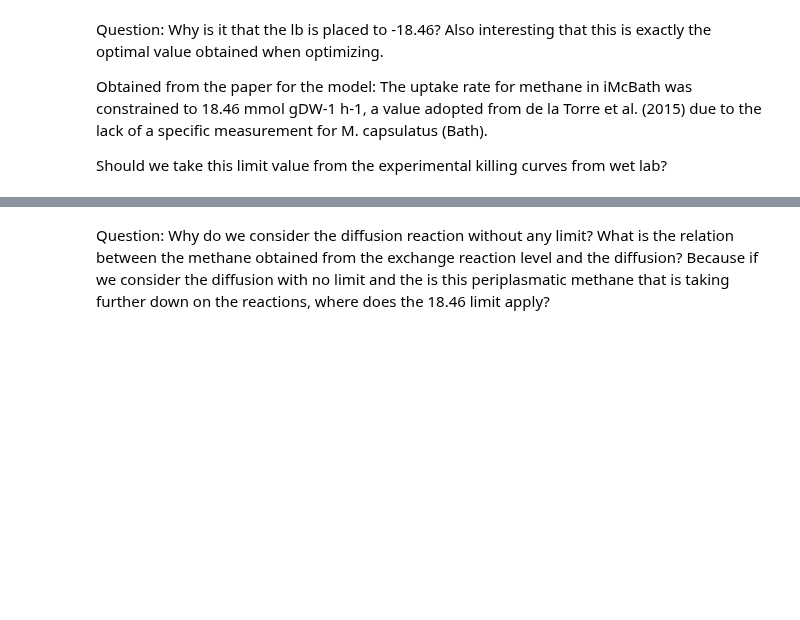
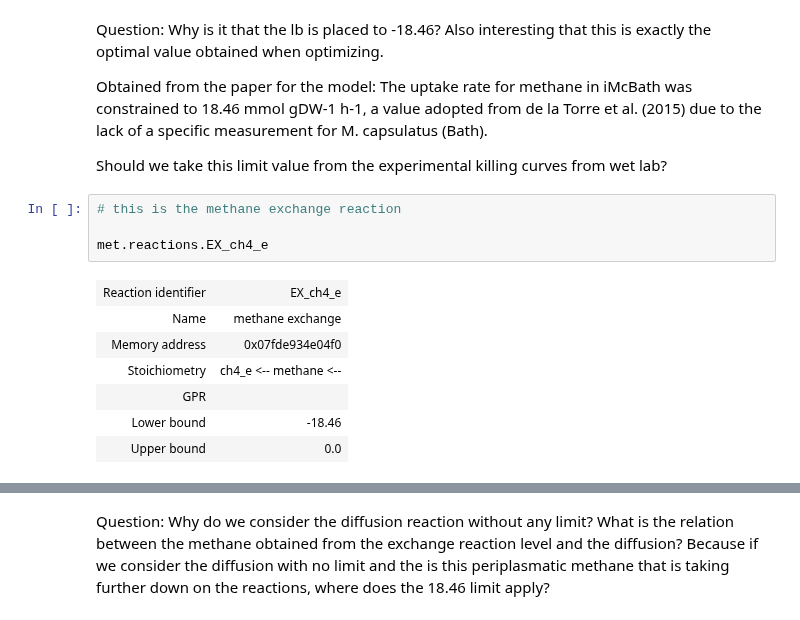
Before and after one commit to Schwebus/DTU_Biobuilders_2021, a Jupyter notebook: GSM_model/M.capsulatus.ipynb, the cells around one changed output, grey strips where cells are left out. Cells and saved outputs as stored; diff of their text form; blank space fills up the shorter version.

```diff
--- a/GSM_model/M.capsulatus.ipynb
+++ b/GSM_model/M.capsulatus.ipynb
@@ -103,4 +47,16 @@ Obtained from the paper for the model:
 The uptake rate for methane in iMcBath was constrained to 18.46 mmol gDW-1 h-1, a value adopted from de la Torre et al. (2015) due to the lack of a specific measurement for M. capsulatus (Bath).
 
 Should we take this limit value from the experimental killing curves from wet lab?
+# %%
+# this is the methane exchange reaction
+
+met.reactions.EX_ch4_e
+# %% [output]
+| Reaction identifier | EX_ch4_e |
+| Name | methane exchange |
+| Memory address | 0x07fde934e04f0 |
+| Stoichiometry | ch4_e <-- methane <-- |
+| GPR |  |
+| Lower bound | -18.46 |
+| Upper bound | 0.0 |
 # %%
```
Also changed, not shown: parts of 37 cells of this notebook.
